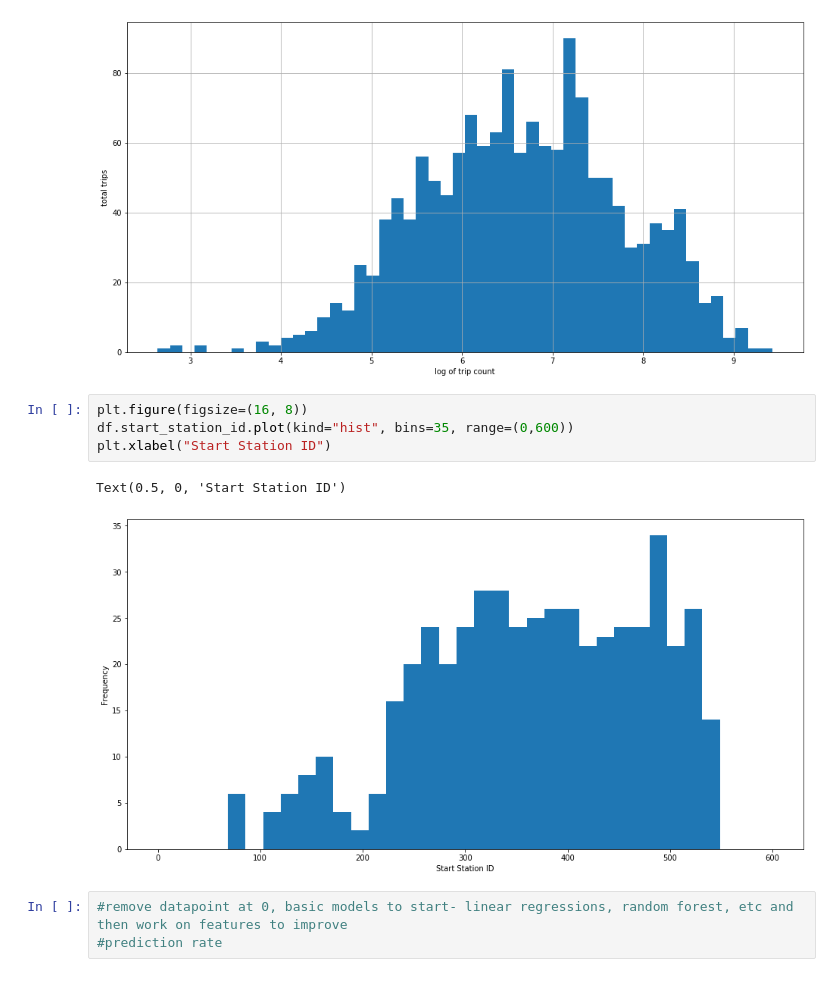
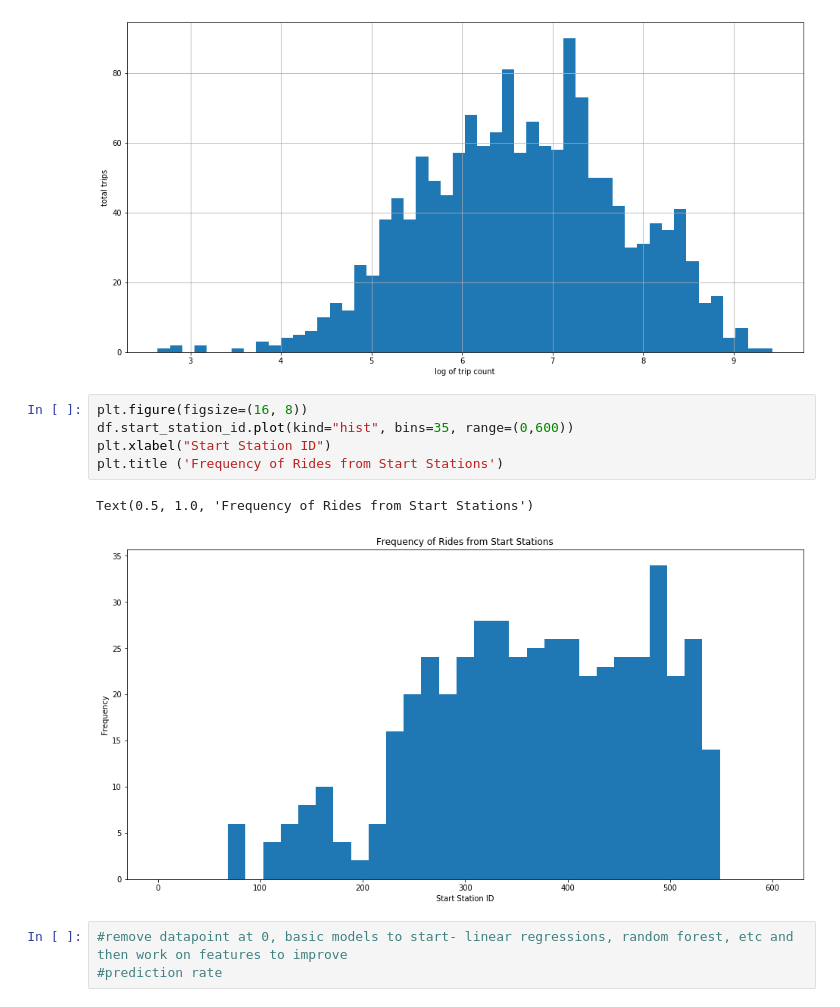
Before and after one commit to amyscott303/Thinkful, a Jupyter notebook: NY_model.ipynb, the cells around one changed output. Saved outputs shown, nothing was run; the diff lists cells and outputs as text.

```diff
--- a/NY_model.ipynb
+++ b/NY_model.ipynb
@@ -147,10 +149,11 @@ Text(0, 0.5, 'total trips')
 # %%
 plt.figure(figsize=(16, 8))
 df.start_station_id.plot(kind="hist", bins=35, range=(0,600))
 plt.xlabel("Start Station ID")
+plt.title ('Frequency of Rides from Start Stations')
 # %% [output]
-Text(0.5, 0, 'Start Station ID')
+Text(0.5, 1.0, 'Frequency of Rides from Start Stations')
-[figure, old version]
+[figure, new version]
 # %%
 #remove datapoint at 0, basic models to start- linear regressions, random forest, etc and then work on features to improve
 #prediction rate
```
Also changed, not shown: parts of 2 cells of this notebook.
